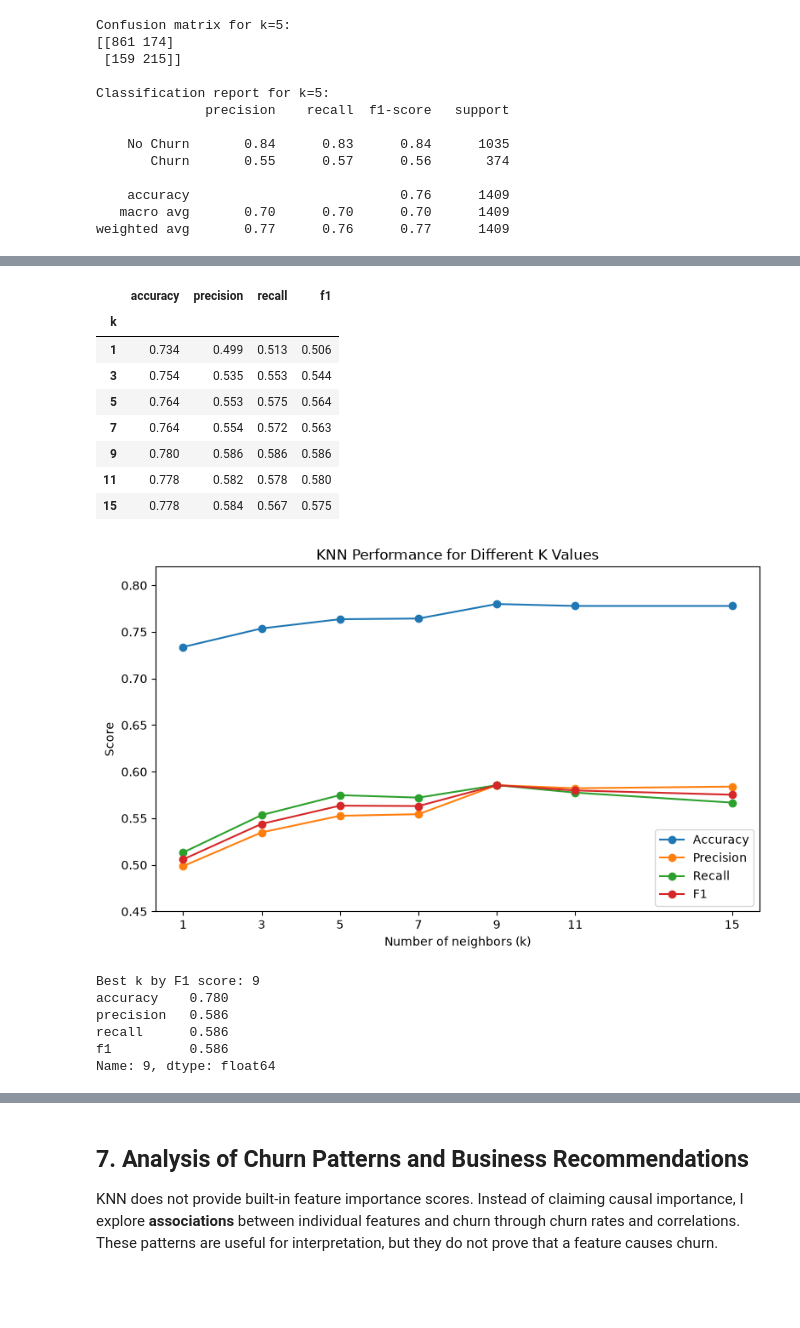
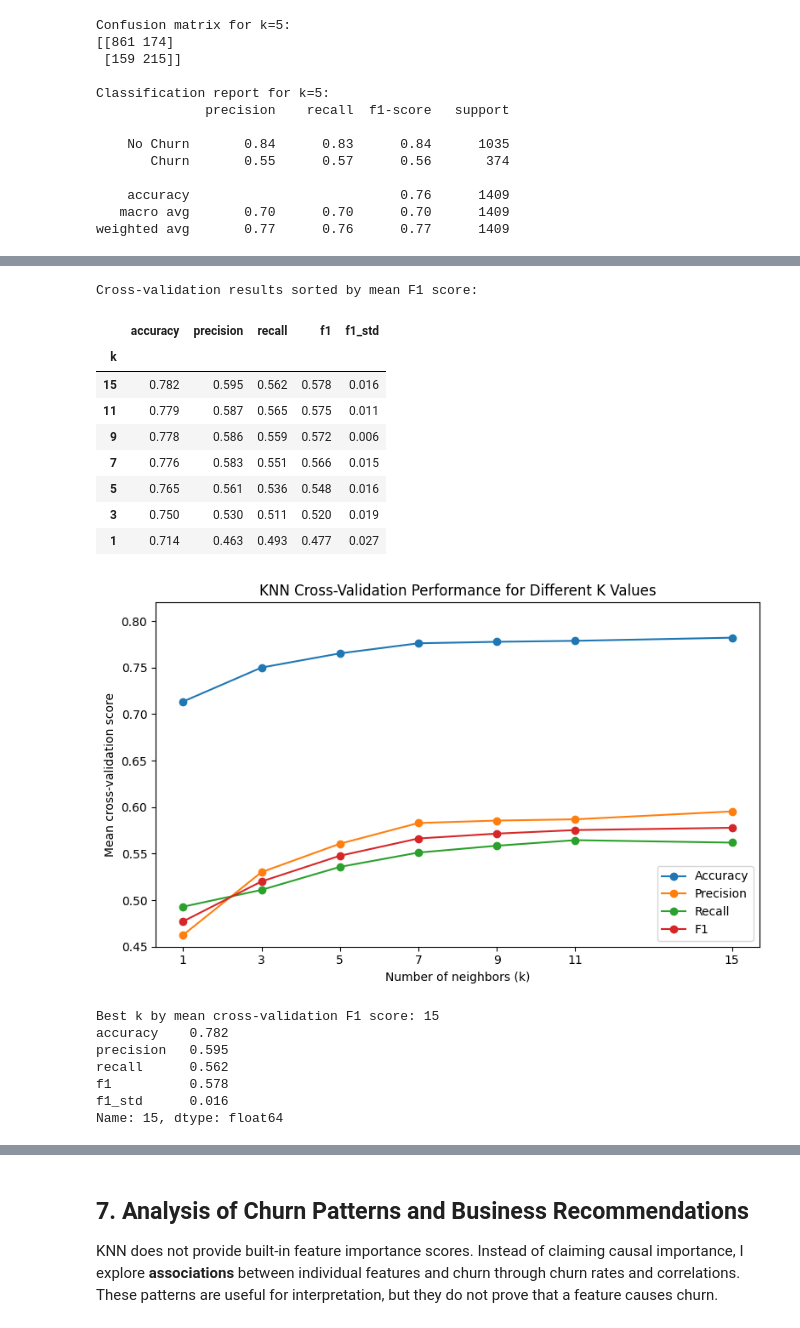
Before and after one commit to s-rostovskyi/lab-sklearn-model-training, a Jupyter notebook: churn_prediction.ipynb, the cells around one changed output, grey strips where cells are left out. Drawn from its saved outputs; the diff is of its cells as text; code cells hidden in the pictures; blank space fills up the shorter version.

Commit message:
Address Part 2 churn prediction AI feedback

```diff
--- a/churn_prediction.ipynb
+++ b/churn_prediction.ipynb
@@ -276,57 +296,75 @@ The required values are `1, 3, 5, 7, 9, 11, 15`. I compare accuracy, precision,
 # %%
 k_values = [1, 3, 5, 7, 9, 11, 15]
+cv = StratifiedKFold(n_splits=5, shuffle=True, random_state=42)
 results = []
-models = {}
 
 for k in k_values:
-    model = KNeighborsClassifier(n_neighbors=k)
-    model.fit(X_train_scaled, y_train)
-    pred = model.predict(X_test_scaled)
-    models[k] = model
+    model = Pipeline(steps=[
+        ("preprocess", preprocessor),
+        ("knn", KNeighborsClassifier(n_neighbors=k)),
+    ])
+
+    scores = cross_validate(
+        model,
+        X_train,
+        y_train,
+        cv=cv,
+        scoring={
+            "accuracy": "accuracy",
+            "precision": "precision",
+            "recall": "recall",
+            "f1": "f1",
+        },
+    )
 
     results.append({
         "k": k,
-        "accuracy": accuracy_score(y_test, pred),
-        "precision": precision_score(y_test, pred),
-        "recall": recall_score(y_test, pred),
-        "f1": f1_score(y_test, pred),
+        "accuracy": scores["test_accuracy"].mean(),
+        "precision": scores["test_precision"].mean(),
+        "recall": scores["test_recall"].mean(),
+        "f1": scores["test_f1"].mean(),
+        "f1_std": scores["test_f1"].std(),
     })
 
 results_df = pd.DataFrame(results).set_index("k")
-results_df
+
+print("Cross-validation results sorted by mean F1 score:")
+display(results_df.sort_values("f1", ascending=False))
 # %% [output]
+Cross-validation results sorted by mean F1 score:
-|  | accuracy | precision | recall | f1 |
-| k |  |  |  |  |
-| 1 | 0.734 | 0.499 | 0.513 | 0.506 |
-| 3 | 0.754 | 0.535 | 0.553 | 0.544 |
-| 5 | 0.764 | 0.553 | 0.575 | 0.564 |
-| 7 | 0.764 | 0.554 | 0.572 | 0.563 |
-| 9 | 0.780 | 0.586 | 0.586 | 0.586 |
-| 11 | 0.778 | 0.582 | 0.578 | 0.580 |
-| 15 | 0.778 | 0.584 | 0.567 | 0.575 |
+|  | accuracy | precision | recall | f1 | f1_std |
+| k |  |  |  |  |  |
+| 15 | 0.782 | 0.595 | 0.562 | 0.578 | 0.016 |
+| 11 | 0.779 | 0.587 | 0.565 | 0.575 | 0.011 |
+| 9 | 0.778 | 0.586 | 0.559 | 0.572 | 0.006 |
+| 7 | 0.776 | 0.583 | 0.551 | 0.566 | 0.015 |
+| 5 | 0.765 | 0.561 | 0.536 | 0.548 | 0.016 |
+| 3 | 0.750 | 0.530 | 0.511 | 0.520 | 0.019 |
+| 1 | 0.714 | 0.463 | 0.493 | 0.477 | 0.027 |
 # %%
 plt.figure(figsize=(8, 5))
 for metric in ["accuracy", "precision", "recall", "f1"]:
     plt.plot(results_df.index, results_df[metric], marker="o", label=metric.capitalize())
-plt.title("KNN Performance for Different K Values")
+plt.title("KNN Cross-Validation Performance for Different K Values")
 plt.xlabel("Number of neighbors (k)")
-plt.ylabel("Score")
+plt.ylabel("Mean cross-validation score")
 plt.xticks(k_values)
 plt.ylim(0.45, 0.82)
 plt.legend()
 plt.tight_layout()
 plt.savefig("comparison_of_different_k_values.png", dpi=150, bbox_inches="tight")
 plt.show()
 
 best_k = int(results_df["f1"].idxmax())
-print(f"Best k by F1 score: {best_k}")
+print(f"Best k by mean cross-validation F1 score: {best_k}")
 print(results_df.loc[best_k])
 # %% [output]
-[figure, old version]
+[figure, new version]
-Best k by F1 score: 9
-accuracy    0.780
-precision   0.586
-recall      0.586
-f1          0.586
-Name: 9, dtype: float64
+Best k by mean cross-validation F1 score: 15
+accuracy    0.782
+precision   0.595
+recall      0.562
+f1          0.578
+f1_std      0.016
+Name: 15, dtype: float64
 # %%
```
Also changed, not shown: parts of 16 cells of this notebook, 2 other files.
